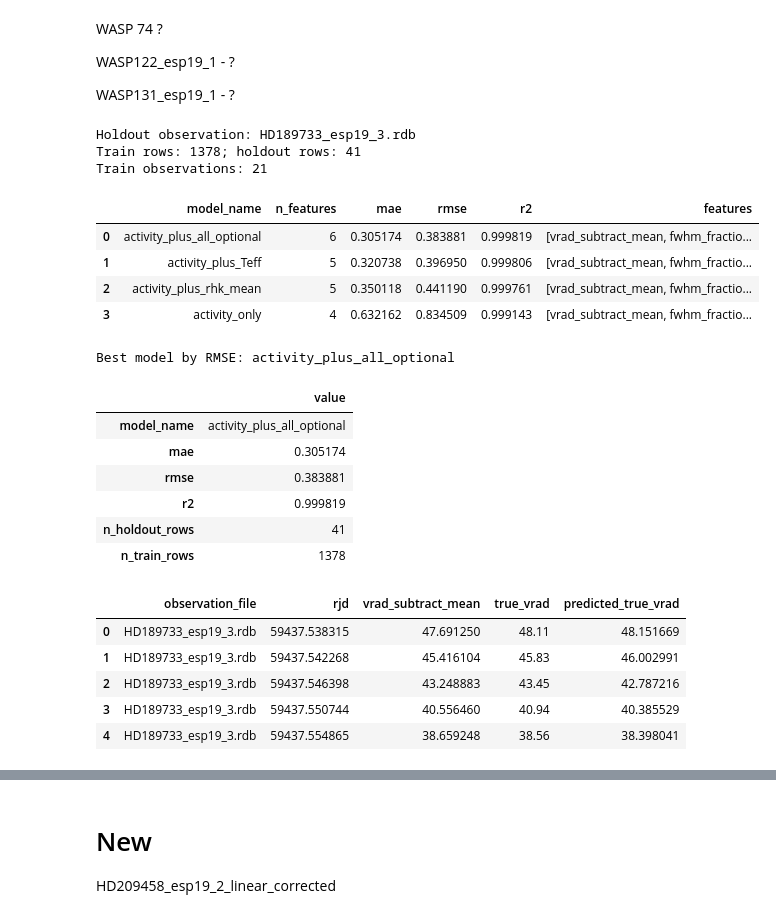
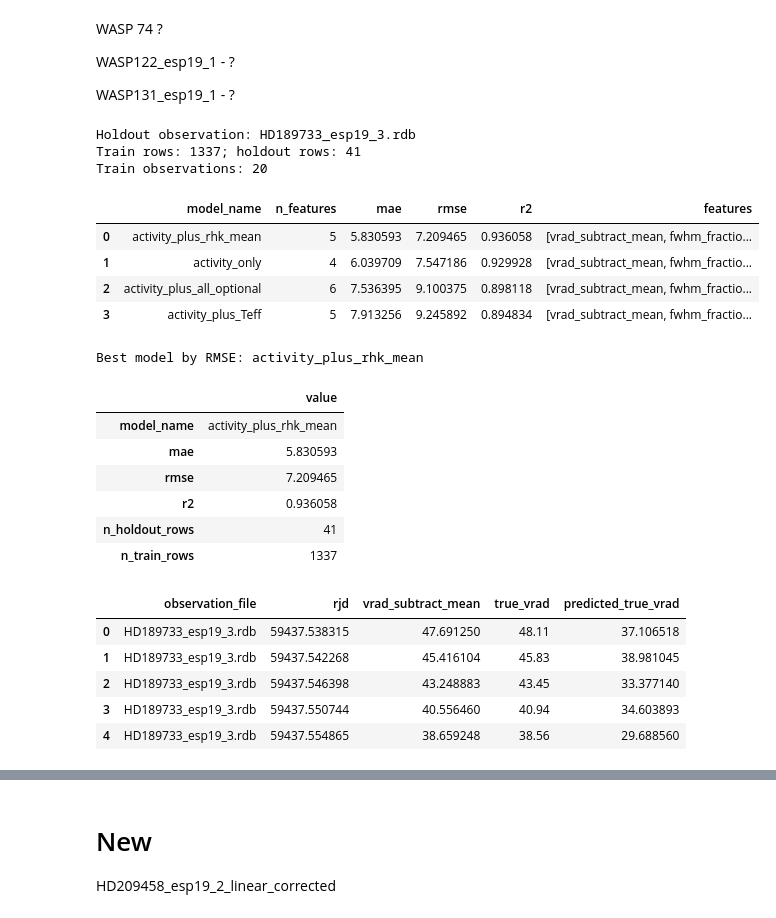
Before and after one commit to vadibekyan/RV_from_RM, a Jupyter notebook: best_rm_eda.ipynb, the cells around one changed output, grey strips where cells are left out. Drawn from its saved outputs; the diff is of its cells as text; code cells hidden in the pictures.

Commit message:
Update HD22496 notebook analysis outputs
Refresh the exploratory notebooks and exported HD22496 prediction file with the latest GLS and model-analysis work.

```diff
--- a/best_rm_eda.ipynb
+++ b/best_rm_eda.ipynb
@@ -118,7 +118,7 @@ model_df = rm_df.copy()
 for column in available_feature_columns + [target_column]:
     model_df[column] = pd.to_numeric(model_df[column], errors='coerce')
 
-train_df = model_df#.loc[model_df['observation_file'] != holdout_observation].dropna(subset=[target_column]).copy()
+train_df = model_df.loc[model_df['observation_file'] != holdout_observation].dropna(subset=[target_column]).copy()
 holdout_df = model_df.loc[model_df['observation_file'] == holdout_observation].dropna(subset=[target_column]).copy()
 
 X_train = train_df[available_feature_columns]
@@ -134,15 +134,15 @@ print(f'Train observations: {train_df["observation_file"].nunique()}')
 #display(missing_summary)
 # %% [output]
 Holdout observation: HD189733_esp19_3.rdb
-Train rows: 1378; holdout rows: 41
-Train observations: 21
+Train rows: 1337; holdout rows: 41
+Train observations: 20
 # %%
 from xgboost import XGBRegressor
 
 
 def make_xgb_model(random_state=42):
     return XGBRegressor(
-        n_estimators=1000,
+        n_estimators=500,
         max_depth=5,
         learning_rate=0.05,
         subsample=0.9,
@@ -169,38 +169,38 @@ def evaluate_holdout_model(model_name, feature_columns):
         'rmse': mean_squared_error(prediction_df['true_vrad'], prediction_df['predicted_true_vrad']) ** 0.5,
         'r2': r2_score(prediction_df['true_vrad'], prediction_df['predicted_true_vrad']),
     }
 
     return model, prediction_df, metrics
 
 
 feature_sets = {'activity_only': activity_feature_columns}
 for optional_column in optional_feature_columns:
     feature_sets[f'activity_plus_{optional_column}'] = activity_feature_columns + [optional_column]
 feature_sets['activity_plus_all_optional'] = activity_feature_columns + optional_feature_columns
 
 xgb_models = {}
 prediction_tables = {}
 metric_rows = []
 
 for model_name, feature_columns in feature_sets.items():
     model, prediction_df, metrics = evaluate_holdout_model(model_name, feature_columns)
     xgb_models[model_name] = model
     prediction_tables[model_name] = prediction_df
     metric_rows.append(metrics)
 
 xgb_results_df = pd.DataFrame(metric_rows).sort_values('rmse').reset_index(drop=True)
 best_model_name = xgb_results_df.loc[0, 'model_name']
 prediction_df = prediction_tables[best_model_name]
 
 display(xgb_results_df[['model_name', 'n_features', 'mae', 'rmse', 'r2', 'features']])
 print(f'Best model by RMSE: {best_model_name}')
 # %% [output]
 |  | model_name | n_features | mae | rmse | r2 | features |
-| 0 | activity_plus_all_optional | 6 | 0.305174 | 0.383881 | 0.999819 | [vrad_subtract_mean, fwhm_fractio... |
-| 1 | activity_plus_Teff | 5 | 0.320738 | 0.396950 | 0.999806 | [vrad_subtract_mean, fwhm_fractio... |
-| 2 | activity_plus_rhk_mean | 5 | 0.350118 | 0.441190 | 0.999761 | [vrad_subtract_mean, fwhm_fractio... |
-| 3 | activity_only | 4 | 0.632162 | 0.834509 | 0.999143 | [vrad_subtract_mean, fwhm_fractio... |
+| 0 | activity_plus_rhk_mean | 5 | 5.830593 | 7.209465 | 0.936058 | [vrad_subtract_mean, fwhm_fractio... |
+| 1 | activity_only | 4 | 6.039709 | 7.547186 | 0.929928 | [vrad_subtract_mean, fwhm_fractio... |
+| 2 | activity_plus_all_optional | 6 | 7.536395 | 9.100375 | 0.898118 | [vrad_subtract_mean, fwhm_fractio... |
+| 3 | activity_plus_Teff | 5 | 7.913256 | 9.245892 | 0.894834 | [vrad_subtract_mean, fwhm_fractio... |
-Best model by RMSE: activity_plus_all_optional
+Best model by RMSE: activity_plus_rhk_mean
 # %%
 model_to_plot = best_model_name
 prediction_df = prediction_tables[model_to_plot]
@@ -262,18 +262,18 @@ fig.show()
 prediction_df.head()
 # %% [output]
 |  | value |
-| model_name | activity_plus_all_optional |
-| mae | 0.305174 |
-| rmse | 0.383881 |
-| r2 | 0.999819 |
+| model_name | activity_plus_rhk_mean |
+| mae | 5.830593 |
+| rmse | 7.209465 |
+| r2 | 0.936058 |
 | n_holdout_rows | 41 |
-| n_train_rows | 1378 |
+| n_train_rows | 1337 |
 |  | observation_file | rjd | vrad_subtract_mean | true_vrad | predicted_true_vrad |
-| 0 | HD189733_esp19_3.rdb | 59437.538315 | 47.691250 | 48.11 | 48.151669 |
-| 1 | HD189733_esp19_3.rdb | 59437.542268 | 45.416104 | 45.83 | 46.002991 |
-| 2 | HD189733_esp19_3.rdb | 59437.546398 | 43.248883 | 43.45 | 42.787216 |
-| 3 | HD189733_esp19_3.rdb | 59437.550744 | 40.556460 | 40.94 | 40.385529 |
-| 4 | HD189733_esp19_3.rdb | 59437.554865 | 38.659248 | 38.56 | 38.398041 |
+| 0 | HD189733_esp19_3.rdb | 59437.538315 | 47.691250 | 48.11 | 37.106518 |
+| 1 | HD189733_esp19_3.rdb | 59437.542268 | 45.416104 | 45.83 | 38.981045 |
+| 2 | HD189733_esp19_3.rdb | 59437.546398 | 43.248883 | 43.45 | 33.377140 |
+| 3 | HD189733_esp19_3.rdb | 59437.550744 | 40.556460 | 40.94 | 34.603893 |
+| 4 | HD189733_esp19_3.rdb | 59437.554865 | 38.659248 | 38.56 | 29.688560 |
 # %%
 raw_observation_columns = ['rjd', 'vrad', 'fwhm', 'bis_span', 'contrast', 's_mw', 'ha', 'na', 'ca', 'rhk']
 sweetcat_columns = [
```
Also changed, not shown: parts of 9 cells of this notebook, 2 other files.
